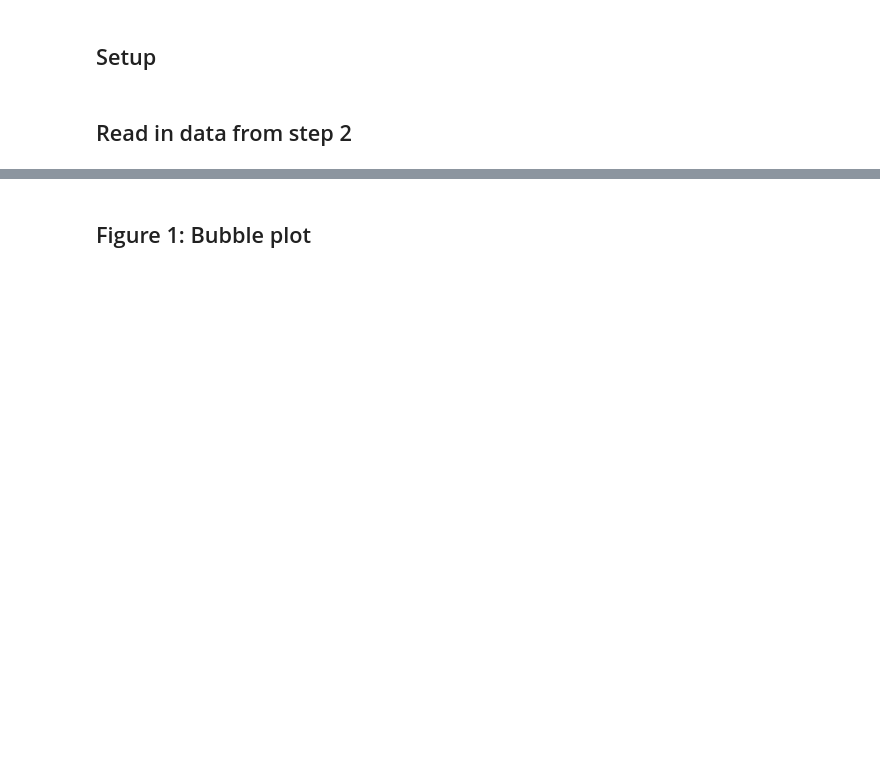
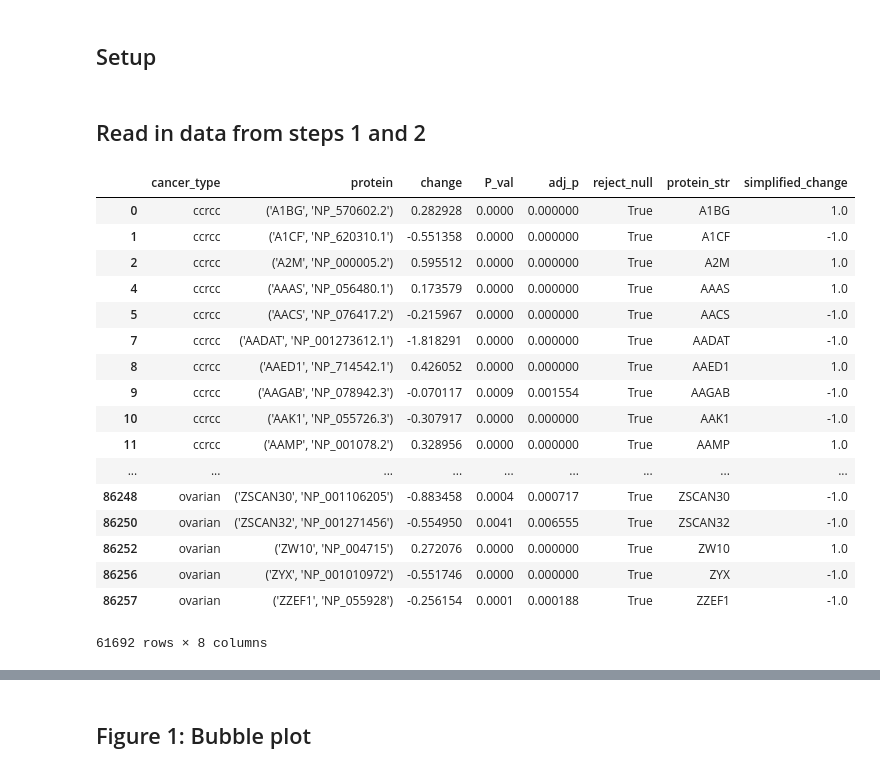
Before and after one commit to caleb-lindgren/scratchpad, a Jupyter notebook: pancancer_enrichment/3_visualize_results_reactome.ipynb, the cells around one changed output, grey strips where cells are left out. Drawn from its saved outputs; the diff is of its cells as text; code cells hidden in the pictures; blank space fills up the shorter version.

```diff
--- a/pancancer_enrichment/3_visualize_results_reactome.ipynb
+++ b/pancancer_enrichment/3_visualize_results_reactome.ipynb
@@ -12,10 +12,50 @@ import numpy as np
 import pandas as pd
 # %%
 TIME_START = datetime.datetime.now().strftime('%Y%m%d_%H%M%S')
+
+STEP1_DIR = "step1_outputs"
+STEP1_FILE = "tumor_change_20200529_195104_10000_perm.tsv"
+STEP1_FILE_PATH = os.path.join(STEP1_DIR, STEP1_FILE)
 
 STEP2_DIR = "step2_outputs"
 STEP2_FILE = "enrichment_20200609_171630_from_tumor_change_20200529_195104_10000_perm.tsv"
 STEP2_FILE_PATH = os.path.join(STEP2_DIR, STEP2_FILE)
 # %% [markdown]
-## Read in data from step 2
+## Read in data from steps 1 and 2
+# %%
+expression_data = pd.read_csv(STEP1_FILE_PATH, sep="\t", index_col=0)
+
+# Select just the proteins where we chose to reject the null hypothesis of no change
+expression_data = expression_data[expression_data["reject_null"]]
+
+# Make a column where all increases are +1 and all decreases
+# are -1, because these are ratioed abundances, so we can't
+# compare magnitudes between genes--we can only compare whether
+# there was a change, and whether it was positive or negative
+expression_data = expression_data.assign(simplified_change=expression_data["change"])
+
+expression_data.loc[expression_data["change"] > 0, "simplified_change"] = 1
+expression_data.loc[expression_data["change"] < 0, "simplified_change"] = -1
+expression_data.loc[expression_data["change"] == 0, "simplified_change"] = 0
+
+expression_data
+# %% [output]
+|  | cancer_type | protein | change | P_val | adj_p | reject_null | protein_str | simplified_change |
+| 0 | ccrcc | ('A1BG', 'NP_570602.2') | 0.282928 | 0.0000 | 0.000000 | True | A1BG | 1.0 |
+| 1 | ccrcc | ('A1CF', 'NP_620310.1') | -0.551358 | 0.0000 | 0.000000 | True | A1CF | -1.0 |
+| 2 | ccrcc | ('A2M', 'NP_000005.2') | 0.595512 | 0.0000 | 0.000000 | True | A2M | 1.0 |
+| 4 | ccrcc | ('AAAS', 'NP_056480.1') | 0.173579 | 0.0000 | 0.000000 | True | AAAS | 1.0 |
+| 5 | ccrcc | ('AACS', 'NP_076417.2') | -0.215967 | 0.0000 | 0.000000 | True | AACS | -1.0 |
+| 7 | ccrcc | ('AADAT', 'NP_001273612.1') | -1.818291 | 0.0000 | 0.000000 | True | AADAT | -1.0 |
+| 8 | ccrcc | ('AAED1', 'NP_714542.1') | 0.426052 | 0.0000 | 0.000000 | True | AAED1 | 1.0 |
+| 9 | ccrcc | ('AAGAB', 'NP_078942.3') | -0.070117 | 0.0009 | 0.001554 | True | AAGAB | -1.0 |
+| 10 | ccrcc | ('AAK1', 'NP_055726.3') | -0.307917 | 0.0000 | 0.000000 | True | AAK1 | -1.0 |
+| 11 | ccrcc | ('AAMP', 'NP_001078.2') | 0.328956 | 0.0000 | 0.000000 | True | AAMP | 1.0 |
+| ... | ... | ... | ... | ... | ... | ... | ... | ... |
+| 86248 | ovarian | ('ZSCAN30', 'NP_001106205') | -0.883458 | 0.0004 | 0.000717 | True | ZSCAN30 | -1.0 |
+| 86250 | ovarian | ('ZSCAN32', 'NP_001271456') | -0.554950 | 0.0041 | 0.006555 | True | ZSCAN32 | -1.0 |
+| 86252 | ovarian | ('ZW10', 'NP_004715') | 0.272076 | 0.0000 | 0.000000 | True | ZW10 | 1.0 |
+| 86256 | ovarian | ('ZYX', 'NP_001010972') | -0.551746 | 0.0000 | 0.000000 | True | ZYX | -1.0 |
+| 86257 | ovarian | ('ZZEF1', 'NP_055928') | -0.256154 | 0.0001 | 0.000188 | True | ZZEF1 | -1.0 |
+61692 rows × 8 columns
 # %%
```
Also changed, not shown: parts of 23 cells of this notebook.
